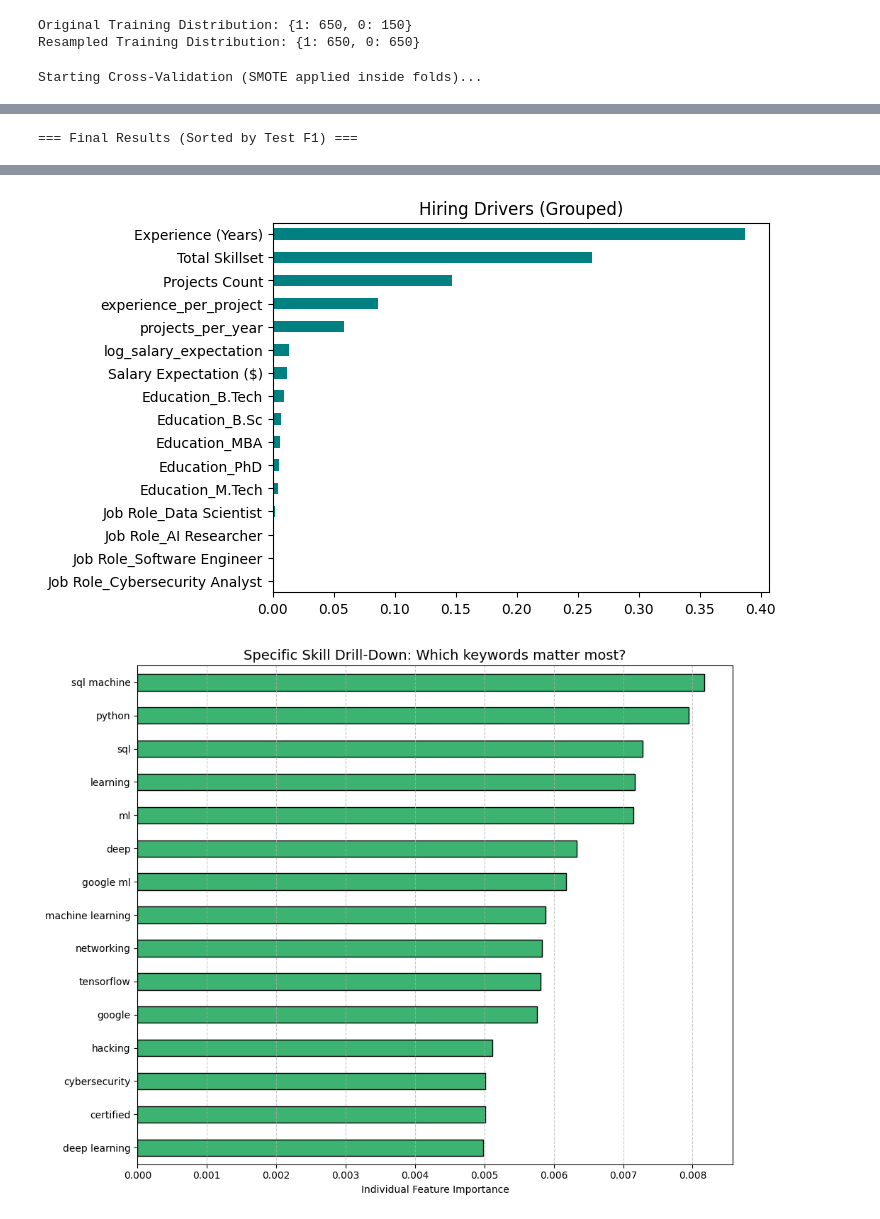
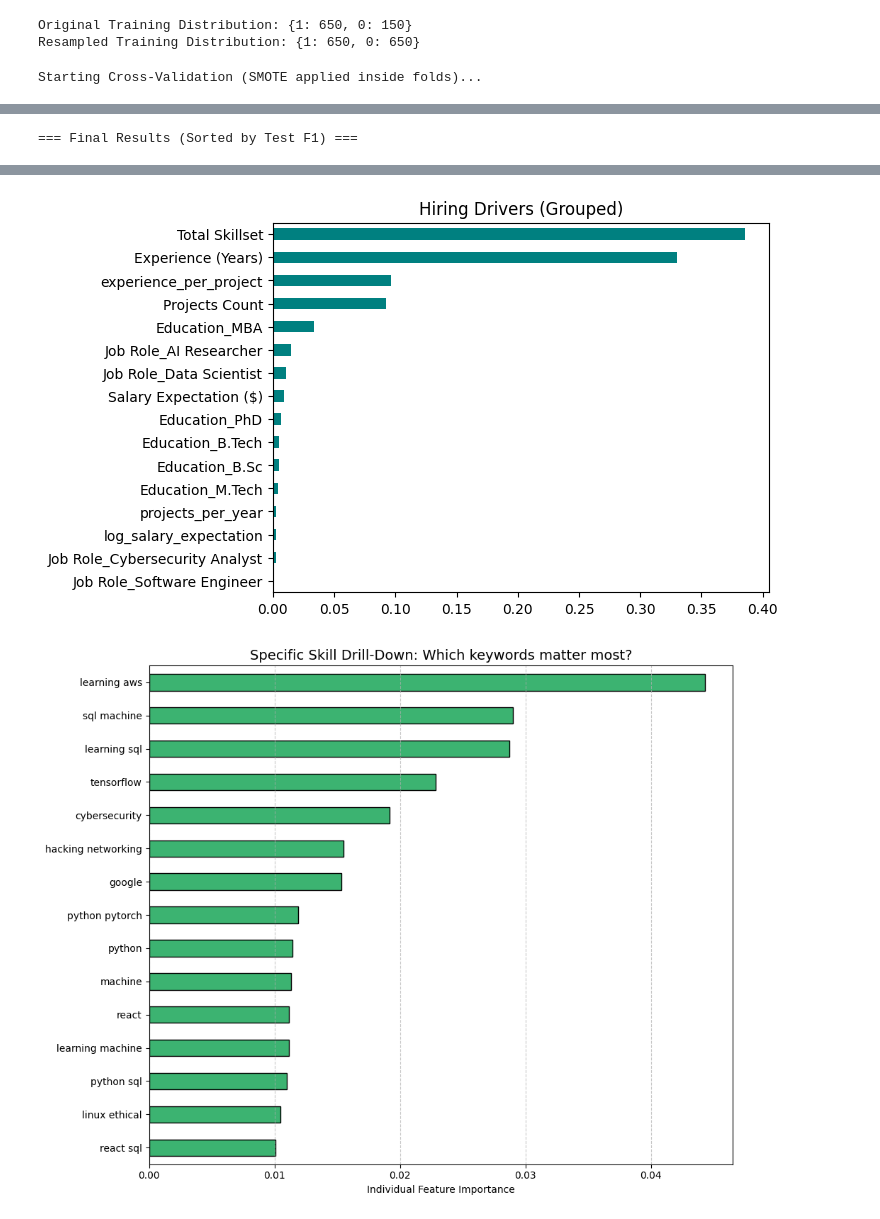
Before and after one commit to Jiaze-G/resume-hiring-prediction-ml, a Jupyter notebook: Modeling_and_Evaluation.ipynb, the cells around one changed output, grey strips where cells are left out. Drawn from its saved outputs; the diff is of its cells as text; code cells hidden in the pictures.

```diff
--- a/Modeling_and_Evaluation.ipynb
+++ b/Modeling_and_Evaluation.ipynb
@@ -294,10 +295,7 @@ Confusion Matrix for the best model
 # %%
 from sklearn.metrics import confusion_matrix, ConfusionMatrixDisplay
 
-# get best model name from your results table
-best_model_name = out.iloc[0]["Model"]
-
-best_model = trained_models[best_model_name]
+best_model = trained_models["XGBoost"]
 
 # predictions
 y_pred = best_model.predict(X_test_scaled)
@@ -475,9 +473,9 @@ ax2.legend()
 plt.show()
 
 # --- 5. GROUPED FEATURE IMPORTANCE (Random Forest) ---
-
-rf_model = trained_pipelines["Random Forest"].named_steps['classifier']
-importances = rf_model.feature_importances_
+#xgb_model = trained_models["XGBoost"]
+xgb_model = trained_pipelines["XGBoost"].named_steps['classifier']
+importances = xgb_model.feature_importances_
 feat_names = X_train.columns
 
 # Sum TF-IDF scores for a "Total Skillset" view
@@ -515,32 +513,32 @@ Starting Cross-Validation (SMOTE applied inside folds)...
 Parameters: { "use_label_encoder" } are not used.
 
   bst.update(dtrain, iteration=i, fobj=obj)
 Parameters: { "use_label_encoder" } are not used.
 
   bst.update(dtrain, iteration=i, fobj=obj)
 Parameters: { "use_label_encoder" } are not used.
 
   bst.update(dtrain, iteration=i, fobj=obj)
 Parameters: { "use_label_encoder" } are not used.
 
   bst.update(dtrain, iteration=i, fobj=obj)
 Parameters: { "use_label_encoder" } are not used.
 
   bst.update(dtrain, iteration=i, fobj=obj)
 Parameters: { "use_label_encoder" } are not used.
 
   bst.update(dtrain, iteration=i, fobj=obj)
 === Final Results (Sorted by Test F1) ===
 |  | Model | CV_F1 | CV_PR_AUC | Test Acc | Test Prec | Test Rec | Test F1 |
 | 0 | XGBoost | 0.9755 | 0.9983 | 0.960 | 0.9812 | 0.9691 | 0.9752 |
 | 1 | Linear SVM | 0.9690 | 0.9965 | 0.960 | 0.9873 | 0.9630 | 0.9750 |
 | 2 | Random Forest | 0.9679 | 0.9957 | 0.955 | 0.9693 | 0.9753 | 0.9723 |
 | 3 | Decision Tree | 0.9525 | 0.9440 | 0.955 | 0.9935 | 0.9506 | 0.9716 |
 | 4 | Logistic Regression | 0.9603 | 0.9972 | 0.950 | 0.9935 | 0.9444 | 0.9684 |
 | 5 | Perceptron | 0.9753 | 0.9972 | 0.945 | 1.0000 | 0.9321 | 0.9649 |
 | 6 | Multinomial NB | 0.8124 | 0.9102 | 0.780 | 0.8933 | 0.8272 | 0.8590 |
 | 7 | KNN (cosine) | 0.7471 | 0.8693 | 0.655 | 0.8661 | 0.6790 | 0.7612 |
 [figure]
 [figure]
-[figure, old version]
+[figure, new version]
-[figure, old version]
+[figure, new version]
```
Also changed, not shown: parts of 4 cells of this notebook.
